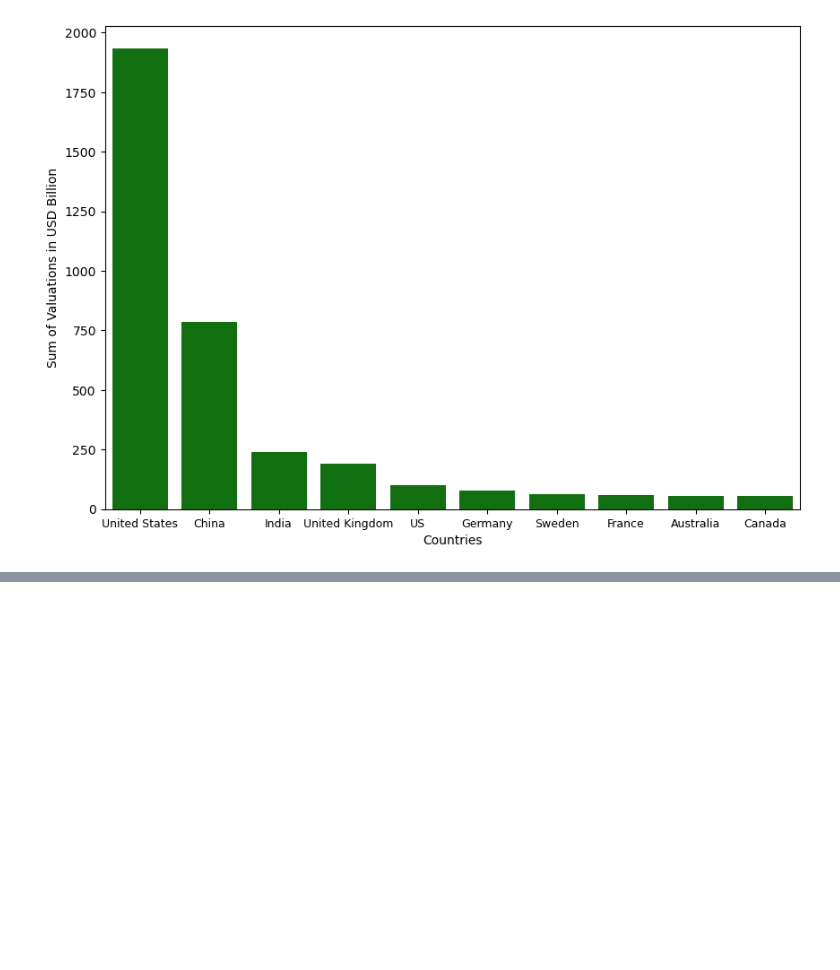
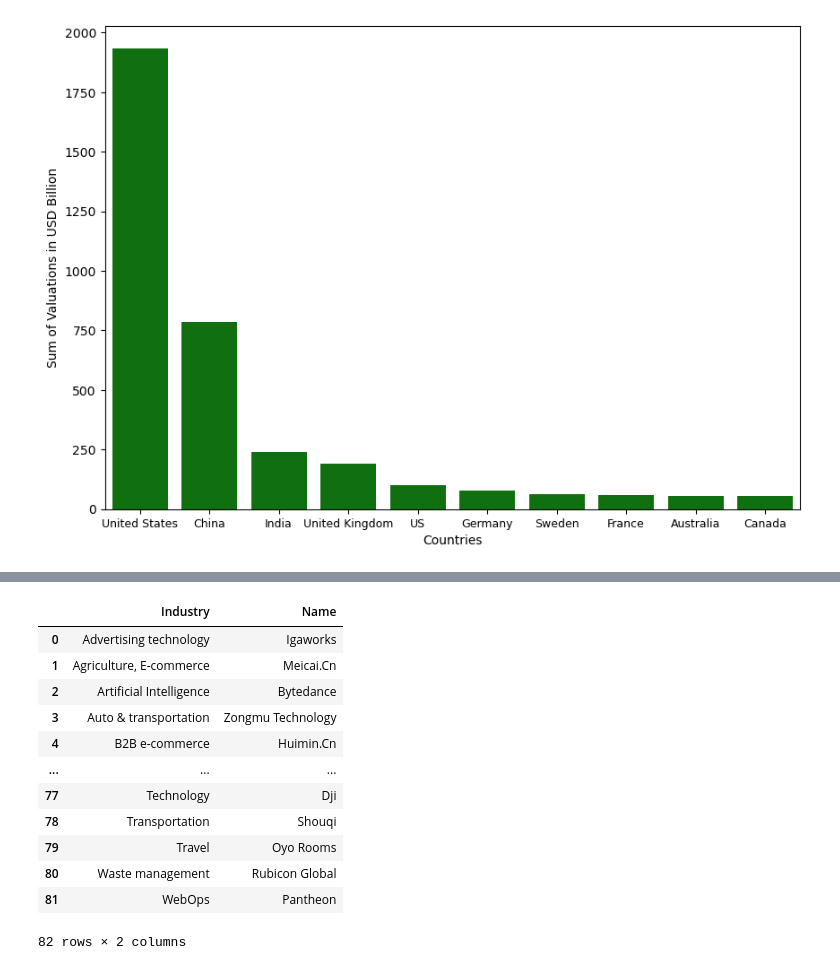
Before and after one commit to Frans-Grau/Project4-WebScrap, a Jupyter notebook: Insights/Unicorns.ipynb, the cells around one changed output, grey strips where cells are left out. Saved outputs shown, nothing was run; the diff lists cells and outputs as text; code cells hidden in the pictures; blank space fills up the shorter version.

```diff
--- a/Insights/Unicorns.ipynb
+++ b/Insights/Unicorns.ipynb
@@ -85,4 +85,23 @@ Text(0, 0.5, 'Sum of Valuations in USD Billion')
 # %%
 ### Top Unicorn per industry
+table = pd.pivot_table(unicorns, index="Industry", values="Name", aggfunc="first")
+# %%
+table = table.reset_index()
+# %%
+table
+# %% [output]
+|  | Industry | Name |
+| 0 | Advertising technology | Igaworks |
+| 1 | Agriculture, E-commerce | Meicai.Cn |
+| 2 | Artificial Intelligence | Bytedance |
+| 3 | Auto & transportation | Zongmu Technology |
+| 4 | B2B e-commerce | Huimin.Cn |
+| ... | ... | ... |
+| 77 | Technology | Dji |
+| 78 | Transportation | Shouqi |
+| 79 | Travel | Oyo Rooms |
+| 80 | Waste management | Rubicon Global |
+| 81 | WebOps | Pantheon |
+82 rows × 2 columns
 # %%
 ### Top Industry x Country
```
Also changed, not shown: parts of 3 cells of this notebook, 2 other files.
